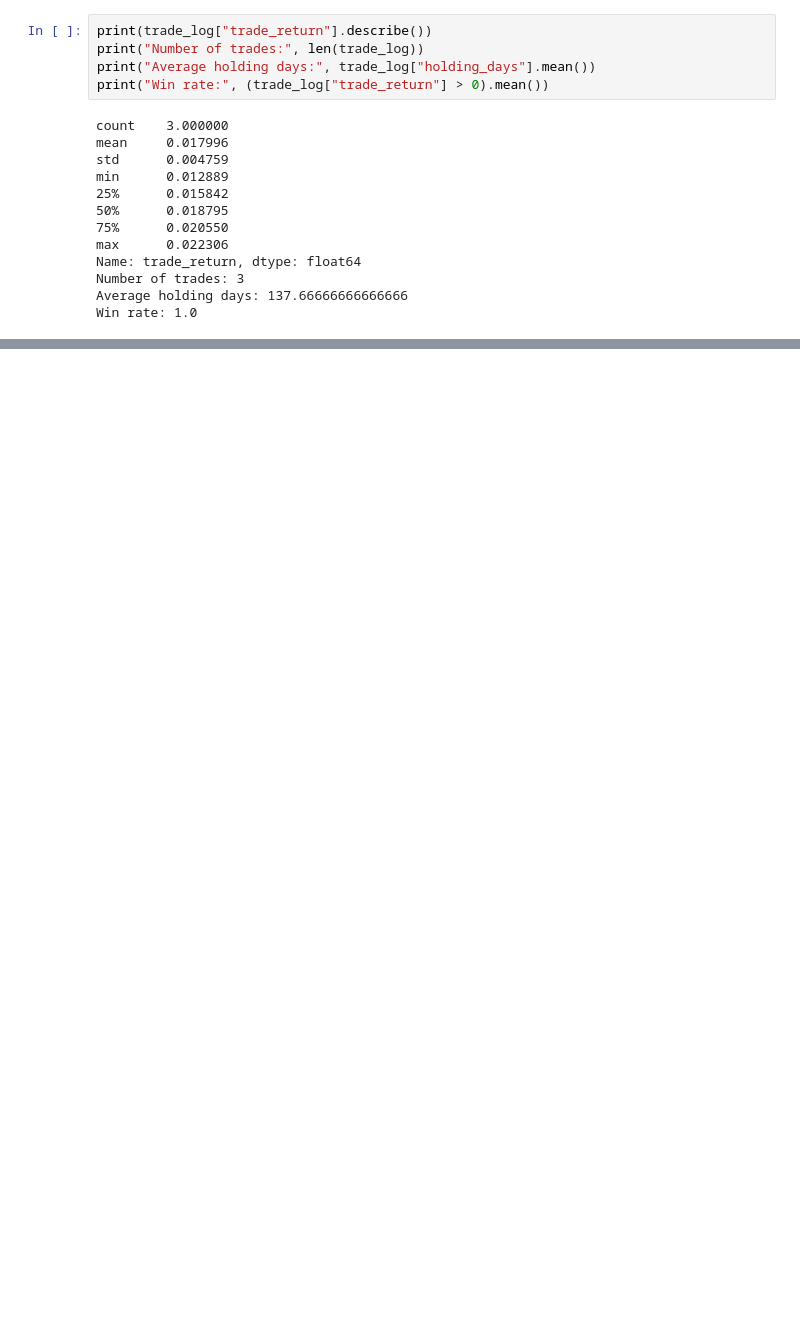
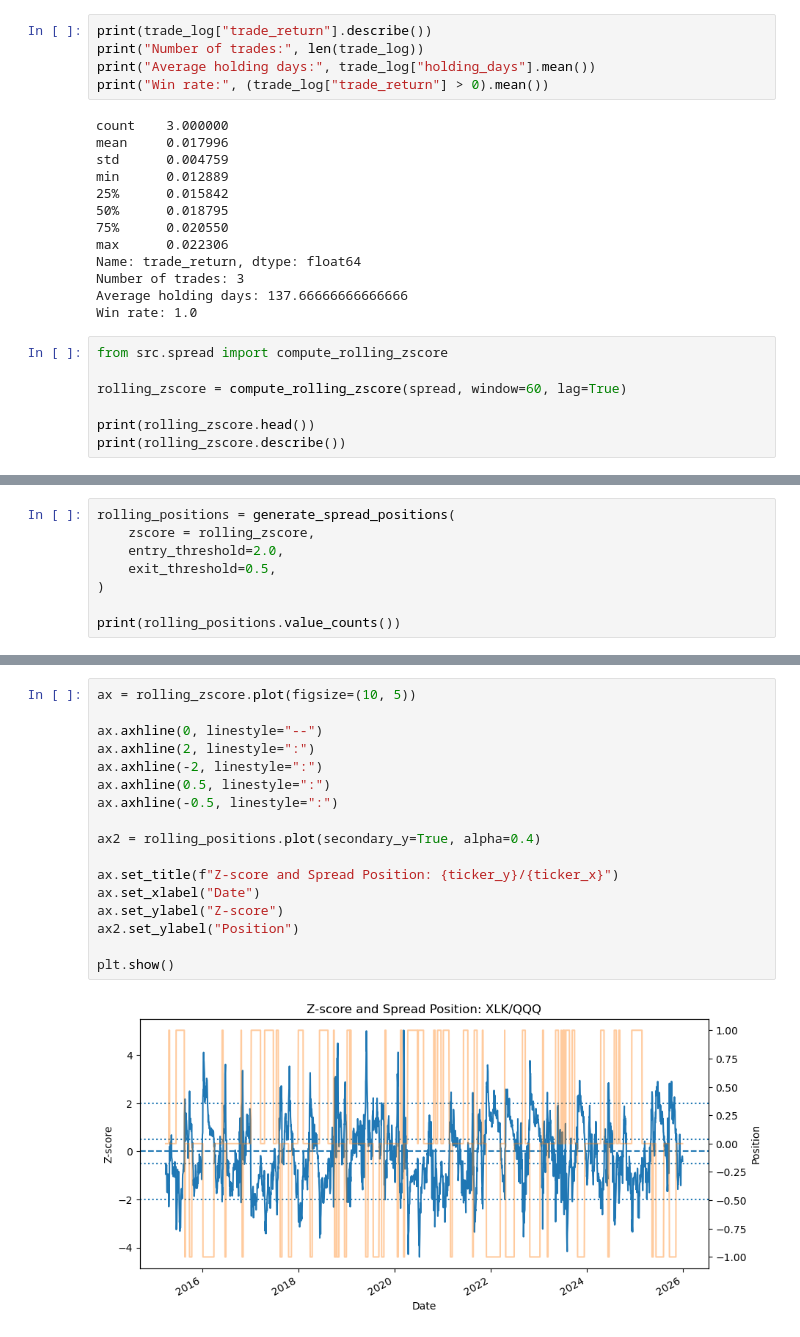
Before and after one commit to jamienordio/pairs-trading-backtest, a Jupyter notebook: notebooks/01_data_exploration.ipynb, the cells around one changed output, grey strips where cells are left out. Drawn from its saved outputs; the diff is of its cells as text; blank space fills up the shorter version.

```diff
--- a/notebooks/01_data_exploration.ipynb
+++ b/notebooks/01_data_exploration.ipynb
@@ -526,3 +526,10 @@ Name: trade_return, dtype: float64
 Number of trades: 3
 Average holding days: 137.66666666666666
 Win rate: 1.0
+# %%
+from src.spread import compute_rolling_zscore
+
+rolling_zscore = compute_rolling_zscore(spread, window=60, lag=True)
+
+print(rolling_zscore.head())
+print(rolling_zscore.describe())
@@ -528,0 +553,8 @@ Win rate: 1.0
+# %%
+rolling_positions = generate_spread_positions(
+    zscore = rolling_zscore,
+    entry_threshold=2.0,
+    exit_threshold=0.5,
+)
+
+print(rolling_positions.value_counts())
@@ -528,0 +625,19 @@ Win rate: 1.0
+# %%
+ax = rolling_zscore.plot(figsize=(10, 5))
+
+ax.axhline(0, linestyle="--")
+ax.axhline(2, linestyle=":")
+ax.axhline(-2, linestyle=":")
+ax.axhline(0.5, linestyle=":")
+ax.axhline(-0.5, linestyle=":")
+
+ax2 = rolling_positions.plot(secondary_y=True, alpha=0.4)
+
+ax.set_title(f"Z-score and Spread Position: {ticker_y}/{ticker_x}")
+ax.set_xlabel("Date")
+ax.set_ylabel("Z-score")
+ax2.set_ylabel("Position")
+
+plt.show()
+# %% [output]
+[figure, added]
```
Also changed, not shown: parts of 49 cells of this notebook, 2 other files.
